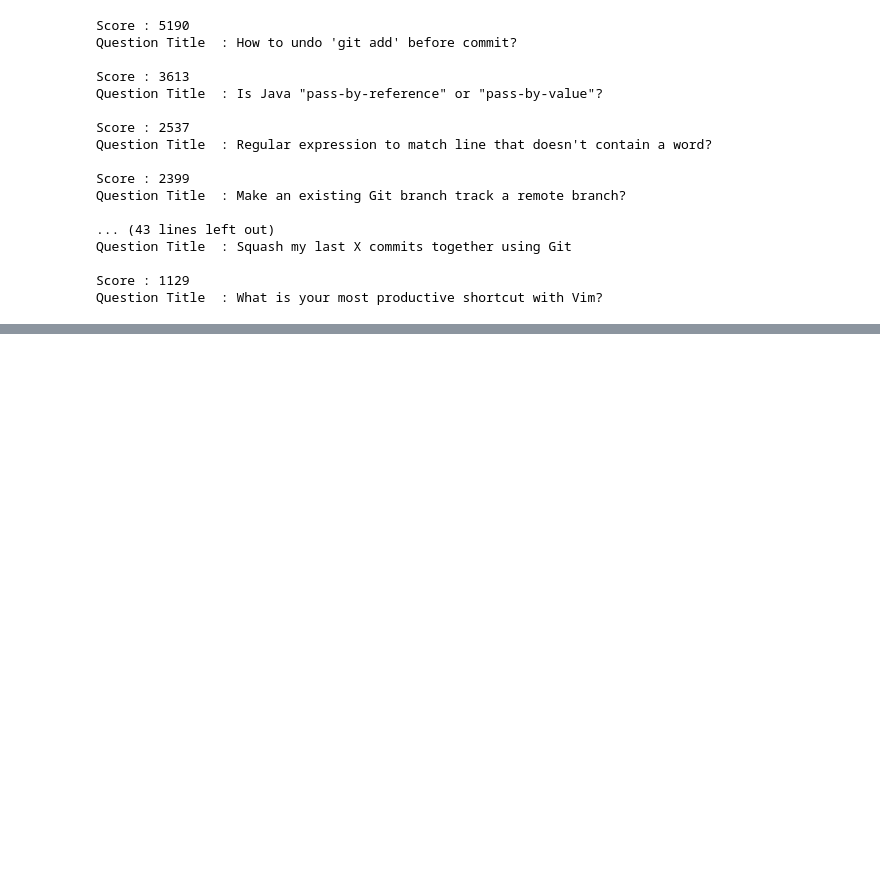
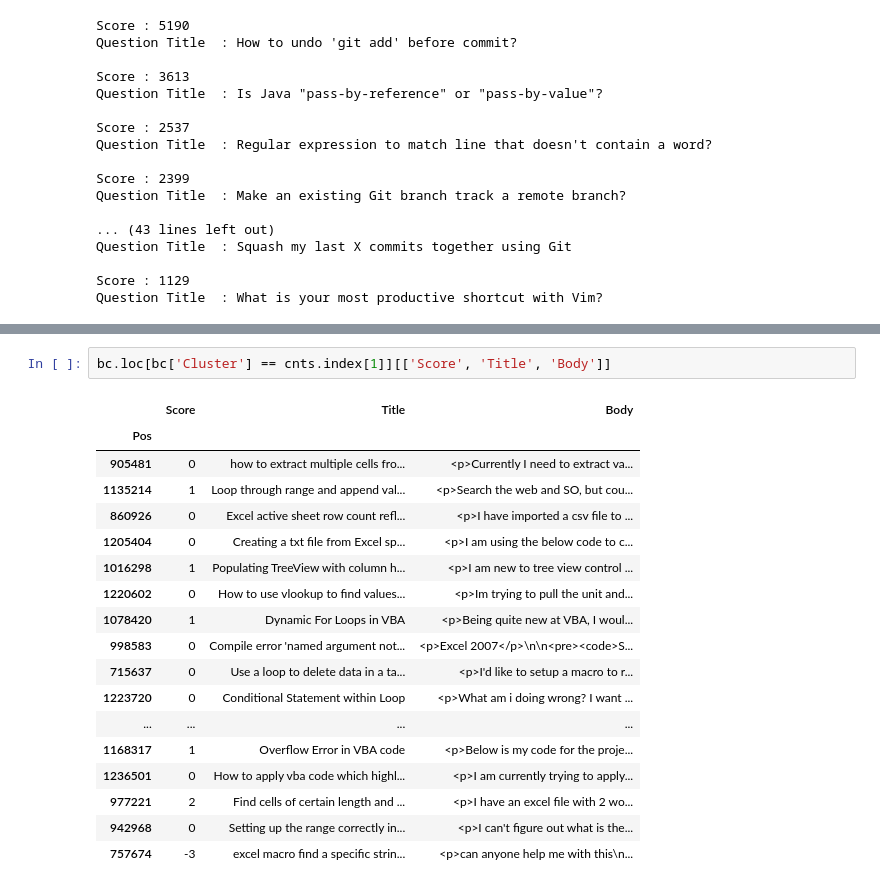
Before and after one commit to sprerak48/Autonomous-tagging-using-Deep-Learning, a Jupyter notebook: AT.ipynb, the cells around one changed output, grey strips where cells are left out. Drawn from its saved outputs; the diff is of its cells as text; blank space fills up the shorter version.

```diff
--- a/AT.ipynb
+++ b/AT.ipynb
@@ -144,0 +353,21 @@ Question Title  : What is your most productive shortcut with Vim?
+# %%
+bc.loc[bc['Cluster'] == cnts.index[1]][['Score', 'Title', 'Body']]
+# %% [output]
+|  | Score | Title | Body |
+| Pos |  |  |  |
+| 905481 | 0 | how to extract multiple cells fro... | <p>Currently I need to extract va... |
+| 1135214 | 1 | Loop through range and append val... | <p>Search the web and SO, but cou... |
+| 860926 | 0 | Excel active sheet row count refl... | <p>I have imported a csv file to ... |
+| 1205404 | 0 | Creating a txt file from Excel sp... | <p>I am using the below code to c... |
+| 1016298 | 1 | Populating TreeView with column h... | <p>I am new to tree view control ... |
+| 1220602 | 0 | How to use vlookup to find values... | <p>Im trying to pull the unit and... |
+| 1078420 | 1 | Dynamic For Loops in VBA | <p>Being quite new at VBA, I woul... |
+| 998583 | 0 | Compile error 'named argument not... | <p>Excel 2007</p>\n\n<pre><code>S... |
+| 715637 | 0 | Use a loop to delete data in a ta... | <p>I'd like to setup a macro to r... |
+| 1223720 | 0 | Conditional Statement within Loop | <p>What am i doing wrong? I want ... |
+| ... | ... | ... | ... |
+| 1168317 | 1 | Overflow Error in VBA code | <p>Below is my code for the proje... |
+| 1236501 | 0 | How to apply vba code which highl... | <p>I am currently trying to apply... |
+| 977221 | 2 | Find cells of certain length and ... | <p>I have an excel file with 2 wo... |
+| 942968 | 0 | Setting up the range correctly in... | <p>I can't figure out what is the... |
+| 757674 | -3 | excel macro find a specific strin... | <p>can anyone help me with this\n... |
```
Also changed, not shown: parts of 27 cells of this notebook.
